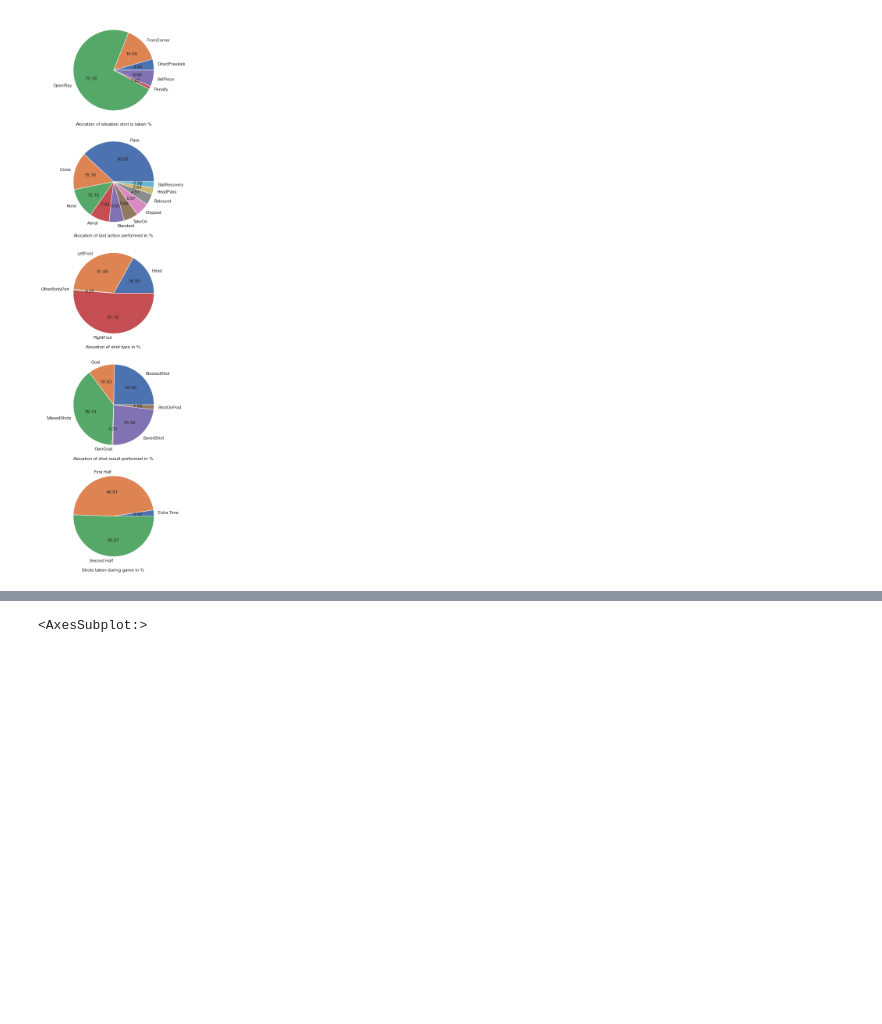
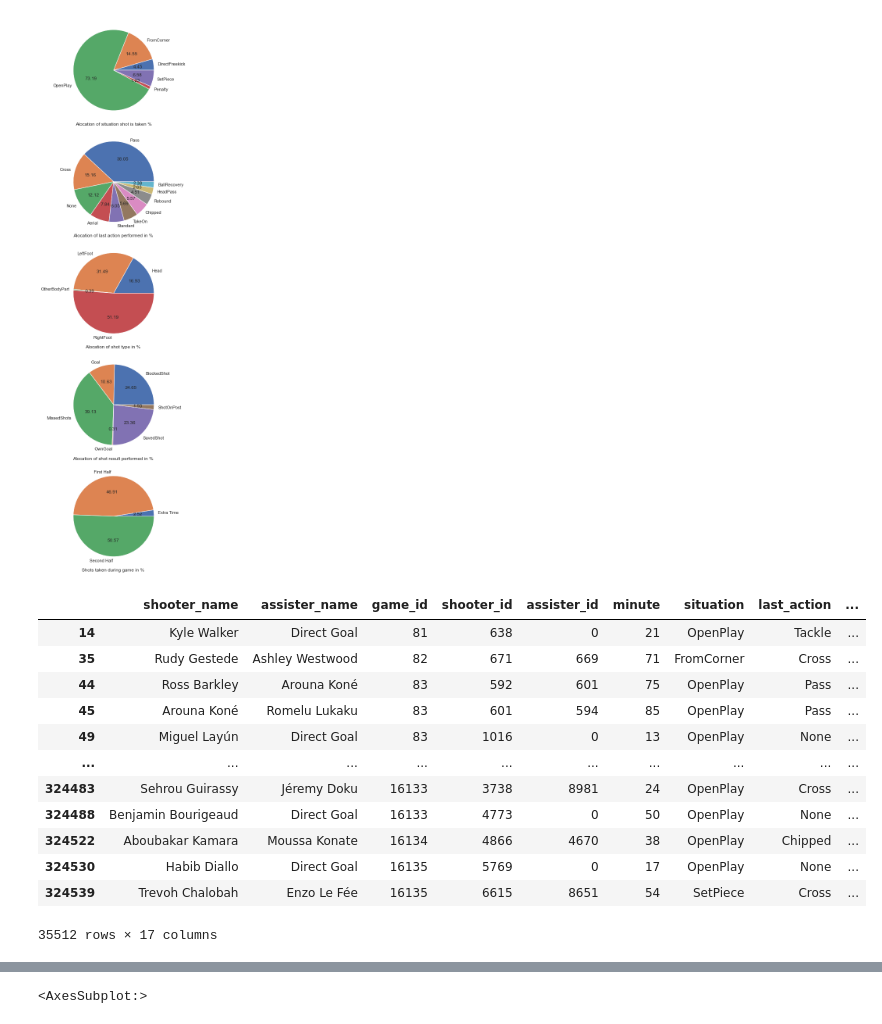
Before and after one commit to gauravmasand09/Database-Analytics-Programming-Football-Data-Group-7, a Jupyter notebook: Individual Code/Gaurav_Singh(21136921)_DAP_Group-07.ipynb, the cells around one changed output, grey strips where cells are left out. Cells and saved outputs as stored; diff of their text form; code cells hidden in the pictures; blank space fills up the shorter version.

```diff
--- a/Individual Code/Gaurav_Singh(21136921)_DAP_Group-07.ipynb
+++ b/Individual Code/Gaurav_Singh(21136921)_DAP_Group-07.ipynb
@@ -582,3 +648,19 @@ plt.show()
 #Visualization for Goals and missed Goals
 totalGoals = shots_df1[(shots_df1['shot_result'] == 'Goal') | (shots_df1['shot_result'] == 'OwnGoal')]
 missedShots = shots_df1[(shots_df1['shot_result'] != 'Goal') | (shots_df1['shot_result'] != 'OwnGoal')]
+# %%
+totalGoals
+# %% [output]
+|  | shooter_name | assister_name | game_id | shooter_id | assister_id | minute | situation | last_action | ... |
+| 14 | Kyle Walker | Direct Goal | 81 | 638 | 0 | 21 | OpenPlay | Tackle | ... |
+| 35 | Rudy Gestede | Ashley Westwood | 82 | 671 | 669 | 71 | FromCorner | Cross | ... |
+| 44 | Ross Barkley | Arouna Koné | 83 | 592 | 601 | 75 | OpenPlay | Pass | ... |
+| 45 | Arouna Koné | Romelu Lukaku | 83 | 601 | 594 | 85 | OpenPlay | Pass | ... |
+| 49 | Miguel Layún | Direct Goal | 83 | 1016 | 0 | 13 | OpenPlay | None | ... |
+| ... | ... | ... | ... | ... | ... | ... | ... | ... | ... |
+| 324483 | Sehrou Guirassy | Jéremy Doku | 16133 | 3738 | 8981 | 24 | OpenPlay | Cross | ... |
+| 324488 | Benjamin Bourigeaud | Direct Goal | 16133 | 4773 | 0 | 50 | OpenPlay | None | ... |
+| 324522 | Aboubakar Kamara | Moussa Konate | 16134 | 4866 | 4670 | 38 | OpenPlay | Chipped | ... |
+| 324530 | Habib Diallo | Direct Goal | 16135 | 5769 | 0 | 17 | OpenPlay | None | ... |
+| 324539 | Trevoh Chalobah | Enzo Le Fée | 16135 | 6615 | 8651 | 54 | SetPiece | Cross | ... |
+35512 rows × 17 columns
```
Also changed, not shown: parts of 10 cells of this notebook, 1 other file.
